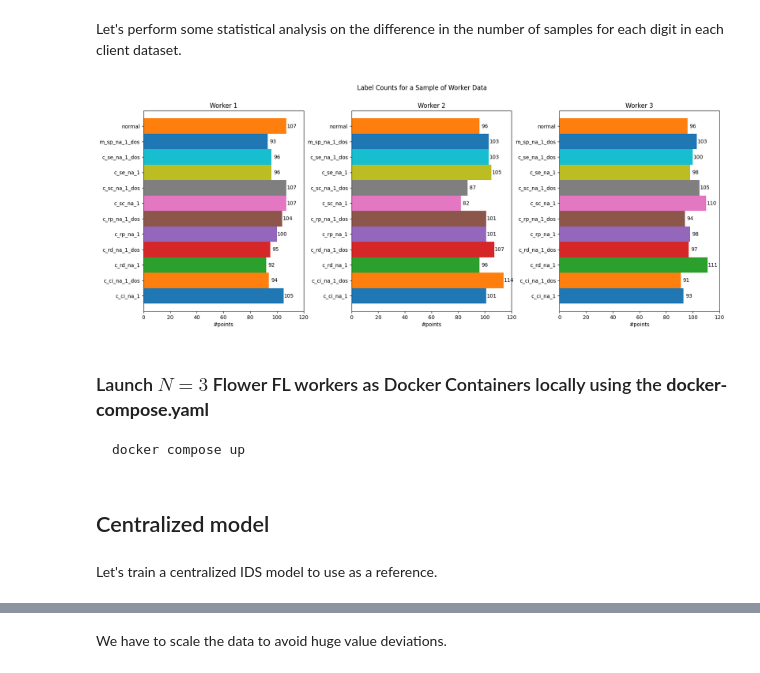
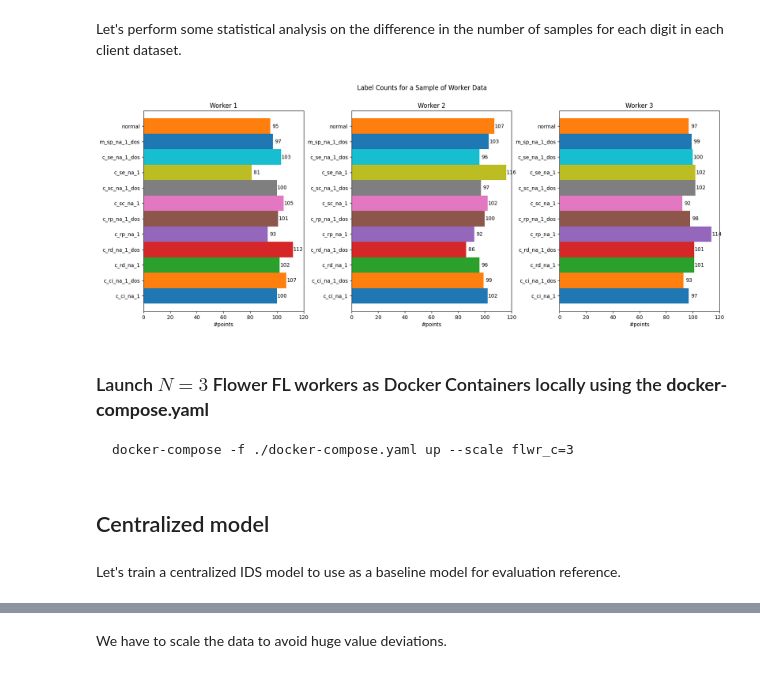
Before and after one commit to nepiskopos/simple_ids_with_flwr_iec104, a Jupyter notebook: Flower_IDS_IEC104_preprocessing.ipynb, the cells around one changed output, grey strips where cells are left out. Cells and saved outputs as stored; diff of their text form; code cells hidden in the pictures.

````diff
--- a/Flower_IDS_IEC104_preprocessing.ipynb
+++ b/Flower_IDS_IEC104_preprocessing.ipynb
@@ -135,4 +172,0 @@ df_test['Label'] = df_test['Label'].str.lower()
-# %%
-unique_labels = list(df_train.Label.astype('category').unique())
-unique_codes = list(df_train.Label.astype('category').cat.codes.unique())
-mapping = {unique_codes[i] : unique_labels[i] for i in range(len(unique_labels))}
@@ -154,6 +173,6 @@ mapping
 # %%
-df_train['Label'] = df_train['Label'].replace(unique_labels, unique_codes)
-df_test['Label'] = df_test['Label'].replace(unique_labels, unique_codes)
+df_train['Label'] = df_train['Label'].astype('category').cat.rename_categories(mapping)
+df_test['Label'] = df_test['Label'].astype('category').cat.rename_categories(mapping)
 # %% [markdown]
 Now, we remove the features which can not contribute in training a ML model.
 # %%
@@ -181,8 +200,15 @@ test.dropna(inplace=True)
 # %% [markdown]
 We store the modified datasets into new local CSV files for future use and model evaluation.
 # %%
-train.to_csv('train_data.csv', index=False)
-test.to_csv('test_data.csv', index=False)
+directory = os.path.join(base_data_dir, 'federated_datasets')
+
+try:
+    os.makedirs(directory)
+    train.to_csv(os.path.join(directory, 'train_data.csv'), index=False)
+    test.to_csv(os.path.join(directory, 'test_data.csv'), index=False)
+except OSError as e:
+    if e.errno != errno.EEXIST:
+        raise
 # %% [markdown]
 In this example, we use $N=3$ individual workers.
 
@@ -202,7 +227,7 @@ train_copy = train.copy()
 
 for i in range(n_workers):
     sample = train_copy.sample(n=n_samples)
-    sample.to_csv(f'client_data_{i+1}.csv', index=False)
+    sample.to_csv(os.path.join(directory, f'client_train_data_{i+1}.csv'), index=False)
     train_copy.drop(index=sample.index, inplace=True)
     client_data.append(sample)
 # %% [markdown]
@@ -232,45 +257,45 @@ for i in range(n_workers):
         plot_data[label].append(label)
         m = max(m, len(plot_data[label]))
 
     n_cols = n_workers if n_workers < 5 else 5
     xlim = [0, m+(20-m%20)]
     ylim = [min(unique_codes)-1, max(unique_codes)+1]
     yticks = list(range(min(unique_codes), max(unique_codes)+1))
-    yticks_labels = [mapping[k] for k in range(0, max(unique_codes)+1)]
+    yticks_labels = [mapping_inv[k] for k in range(0, max(unique_codes)+1)]
 
     plt.subplot(int(n_workers / 5)+1, n_cols, i+1)
     plt.subplots_adjust(wspace=0.3)
     plt.title('Worker {}'.format(i+1))
     plt.xlabel('#points')
     plt.xlim(xlim)
     # plt.ylabel('Label')
     plt.ylim(ylim)
     plt.yticks(yticks, labels=yticks_labels)
 
     # plot values on top of bars
     for key in plot_data:
         if len(plot_data[key]) > 0:
             plt.text(len(plot_data[key])+4, int(key)-0.1, str(len(plot_data[key])), ha='center')
 
     for j in range(min(unique_codes),max(unique_codes)+1):
         plt.hist(
             plot_data[j],
             density=False,
             bins=[k-0.5 for k in range(min(unique_codes),max(unique_codes)+2)],
             orientation='horizontal'
         )
 # %% [output]
-[figure, old version]
+[figure, new version]
 # %% [markdown]
 ### Launch $N=3$ Flower FL workers as Docker Containers locally using the **docker-compose.yaml**
 
 ```
-docker compose up
+docker-compose -f ./docker-compose.yaml up --scale flwr_c=3
 ```
 # %% [markdown]
 ## Centralized model
 # %% [markdown]
-Let's train a centralized IDS model to use as a reference.
+Let's train a centralized IDS model to use as a baseline model for evaluation reference.
 # %%
 import tensorflow as tf
 from tensorflow.keras.callbacks import EarlyStopping
````
Also changed, not shown: parts of 21 cells of this notebook, 5 other files.
